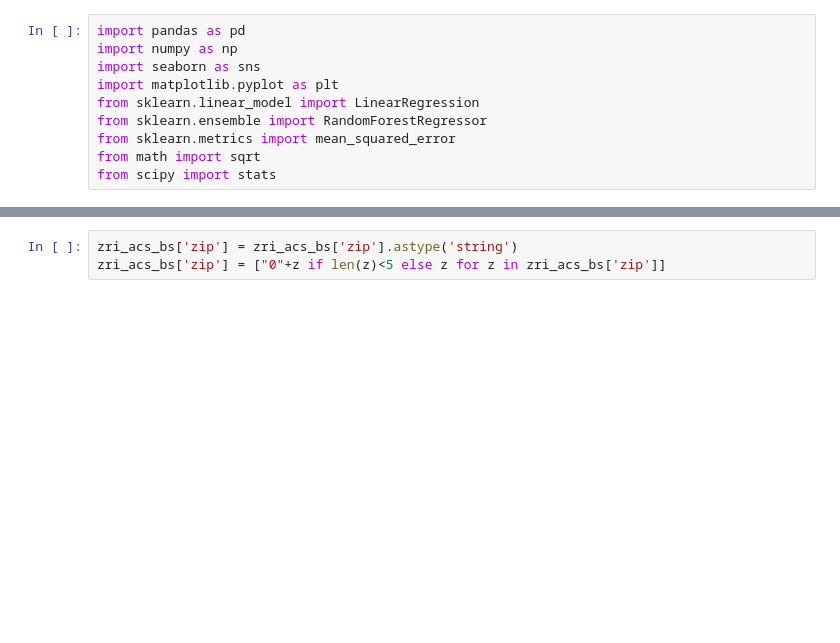
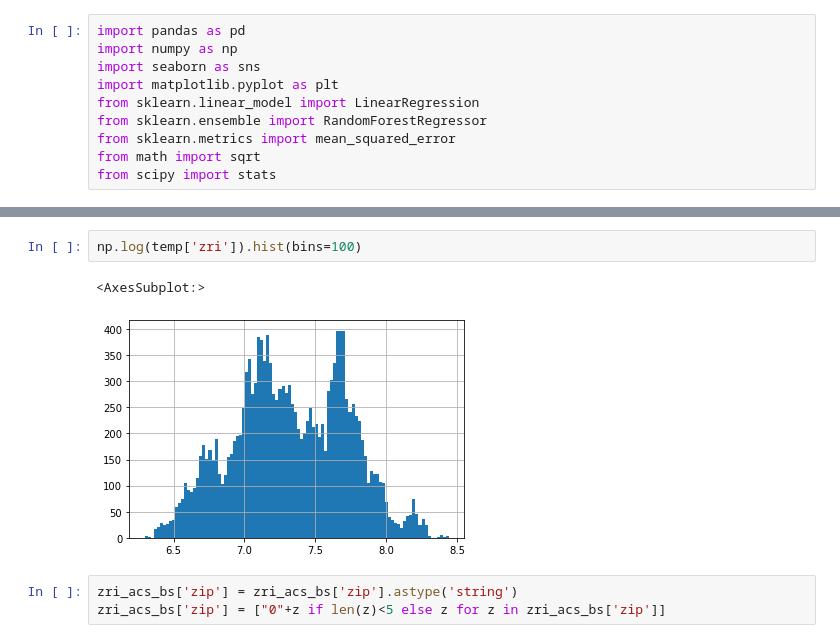
Before and after one commit to Kneck12/zillow-price-index-pred, a Jupyter notebook: Niki/Lasso_with_feature_selection-acs-bikes.ipynb, the cells around one changed output, grey strips where cells are left out. Drawn from its saved outputs; the diff is of its cells as text; blank space fills up the shorter version.

```diff
--- a/Niki/Lasso_with_feature_selection-acs-bikes.ipynb
+++ b/Niki/Lasso_with_feature_selection-acs-bikes.ipynb
@@ -32,3 +39,8 @@ memory usage: 36.4+ MB
+# %%
+np.log(temp['zri']).hist(bins=100)
+# %% [output]
+<AxesSubplot:>
+[figure, added]
 # %%
 zri_acs_bs['zip'] = zri_acs_bs['zip'].astype('string')
 zri_acs_bs['zip'] = ["0"+z if len(z)<5 else z for z in zri_acs_bs['zip']]
```
Also changed, not shown: parts of 3 cells of this notebook, 8 other files.
